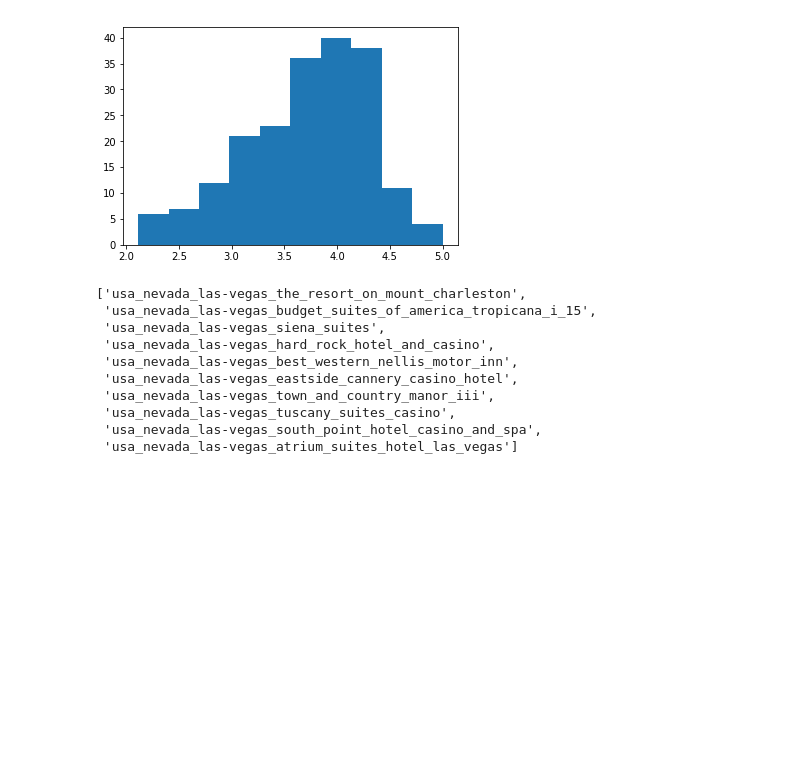
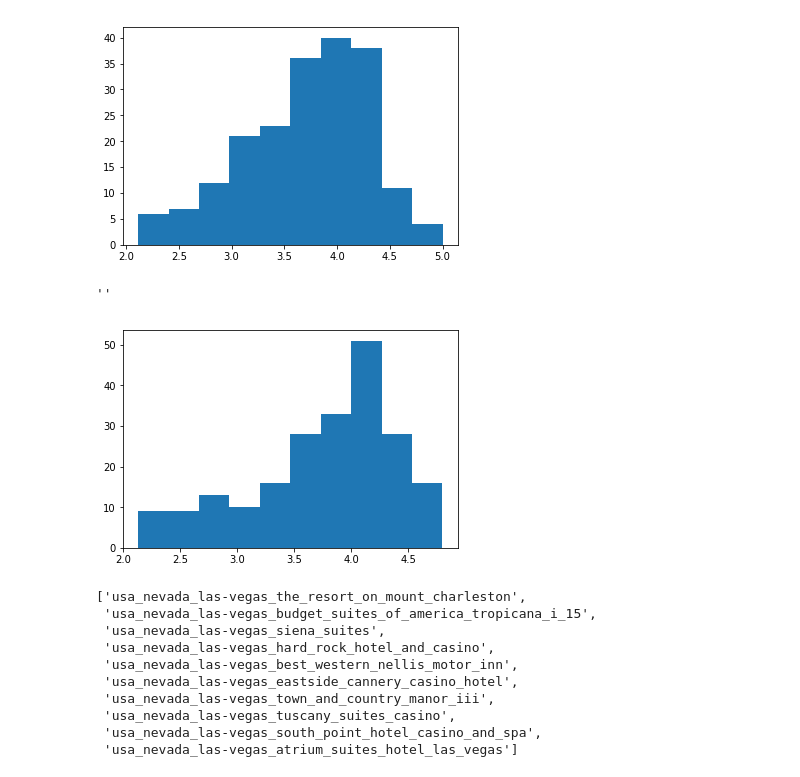
Before and after one commit to steventa87/Hotel_Reccomendation, a Jupyter notebook: whole_EDA.ipynb, the cells around one changed output. Drawn from its saved outputs; the diff is of its cells as text; code cells hidden in the pictures; blank space fills up the shorter version.

```diff
--- a/whole_EDA.ipynb
+++ b/whole_EDA.ipynb
@@ -112,6 +196,13 @@ plt.hist(df_hotels_las_vegas['overall_ratingsource'])
 # %% [output]
 ''
 [figure]
+# %%
+# SF
+plt.hist(df_hotels_san_francisco['overall_ratingsource'])
+;
+# %% [output]
+''
+[figure, added]
 # %%
 # get all file_names ids
 file_names = os.listdir('data/las-vegas/')
```
Also changed, not shown: parts of 12 cells of this notebook.
